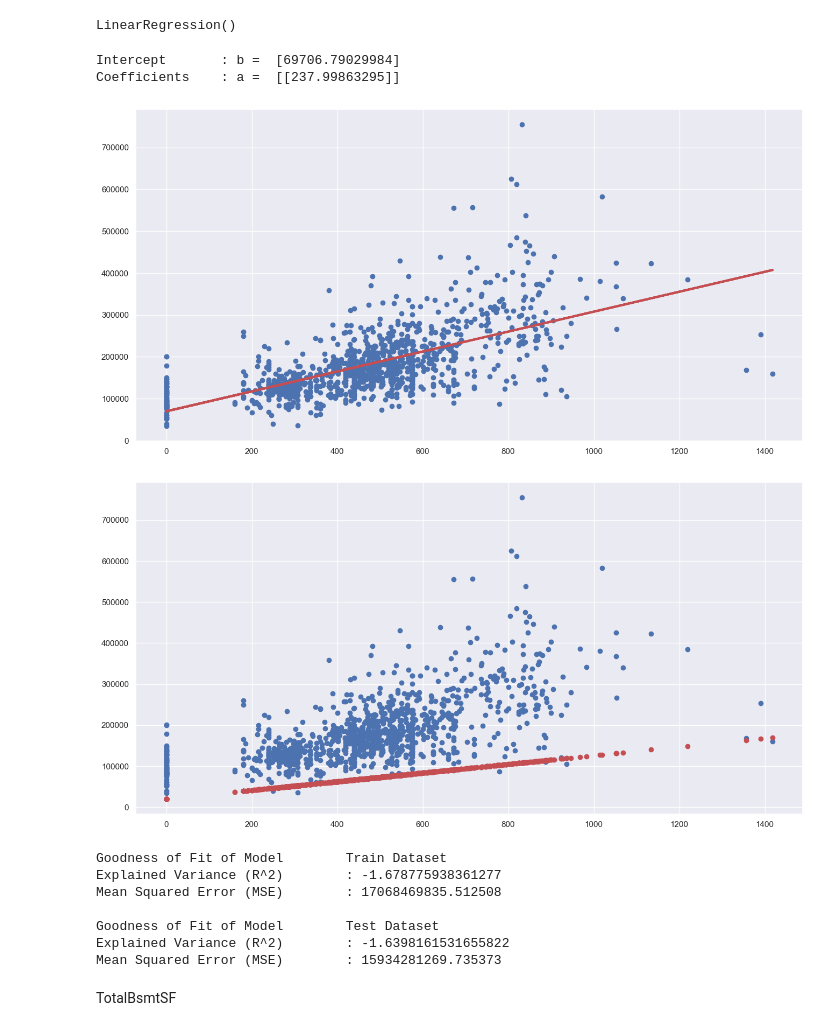
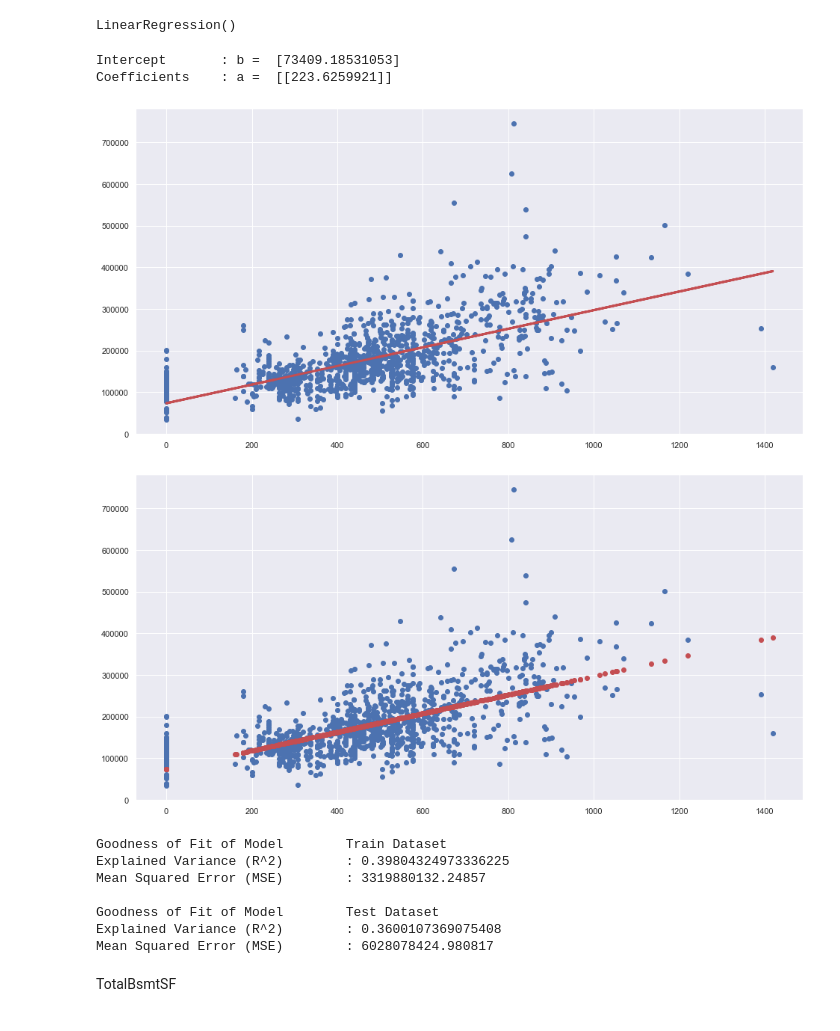
Before and after one commit to tengyaolong2000/NTU_DataScience_Lab, a Jupyter notebook: Exercise4_solution.ipynb, the cells around one changed output. Drawn from its saved outputs; the diff is of its cells as text; code cells hidden in the pictures.

```diff
--- a/Exercise4_solution.ipynb
+++ b/Exercise4_solution.ipynb
@@ -9,7 +9,7 @@ sb.set() # set the default Seaborn style for graphics
 from sklearn.model_selection import train_test_split
 from sklearn.linear_model import LinearRegression
 # %%
-df = pd.read_csv("/Users/tengyaolong/Desktop/NTU_DataScience_Lab/train.csv")
+df = pd.read_csv(r"C:\Users\teng0144\Desktop\train.csv")
 df1 = df.copy()
 
 x = df["GrLivArea"]
@@ -121,8 +115,8 @@ LinearRegression()
 print('Intercept \t: b = ', linreg_gr.intercept_)
 print('Coefficients \t: a = ', linreg_gr.coef_)
 # %% [output]
-Intercept       : b =  [69706.79029984]
-Coefficients    : a =  [[237.99863295]]
+Intercept       : b =  [73409.18531053]
+Coefficients    : a =  [[223.6259921]]
 # %%
 # Formula for the Regression line
 regline_x_gr = x_train_gr
@@ -134,40 +128,40 @@ plt.scatter(x_train_gr, y_train_gr)
 plt.plot(regline_x_gr, regline_y_gr, 'r-', linewidth = 3)
 plt.show()
 # %% [output]
-[figure, old version]
+[figure, new version]
 # %%
 # Predict
-y_train_pred_gr = linreg.predict(x_train_gr)
+y_train_pred_gr = linreg_gr.predict(x_train_gr)
 
 # Plot the Linear Regression line
 f = plt.figure(figsize=(16, 8))
 plt.scatter(x_train_gr, y_train_gr)
 plt.scatter(x_train_gr, y_train_pred_gr, color = "r")
 plt.show()
 # %% [output]
-[figure, old version]
+[figure, new version]
 # %%
-y_test_pred_gr = linreg.predict(x_test_gr)
+y_test_pred_gr = linreg_gr.predict(x_test_gr)
 
 # Check the Goodness of Fit (on Train Data)
 print("Goodness of Fit of Model \tTrain Dataset")
-print("Explained Variance (R^2) \t:", linreg.score(x_train_gr, y_train_gr))
+print("Explained Variance (R^2) \t:", linreg_gr.score(x_train_gr, y_train_gr))
 print("Mean Squared Error (MSE) \t:", mean_squared_error(y_train_gr, y_train_pred_gr))
 print()
 
 # Check the Goodness of Fit (on Test Data)
 print("Goodness of Fit of Model \tTest Dataset")
-print("Explained Variance (R^2) \t:", linreg.score(x_test_gr, y_test_gr))
+print("Explained Variance (R^2) \t:", linreg_gr.score(x_test_gr, y_test_gr))
 print("Mean Squared Error (MSE) \t:", mean_squared_error(y_test_gr, y_test_pred_gr))
 print()
 # %% [output]
 Goodness of Fit of Model        Train Dataset
-Explained Variance (R^2)        : -1.678775938361277
-Mean Squared Error (MSE)        : 17068469835.512508
+Explained Variance (R^2)        : 0.39804324973336225
+Mean Squared Error (MSE)        : 3319880132.24857
 
 Goodness of Fit of Model        Test Dataset
-Explained Variance (R^2)        : -1.6398161531655822
-Mean Squared Error (MSE)        : 15934281269.735373
+Explained Variance (R^2)        : 0.3600107369075408
+Mean Squared Error (MSE)        : 6028078424.980817
 # %% [markdown]
 TotalBsmtSF
 # %%
```
Also changed, not shown: parts of 15 cells of this notebook.
